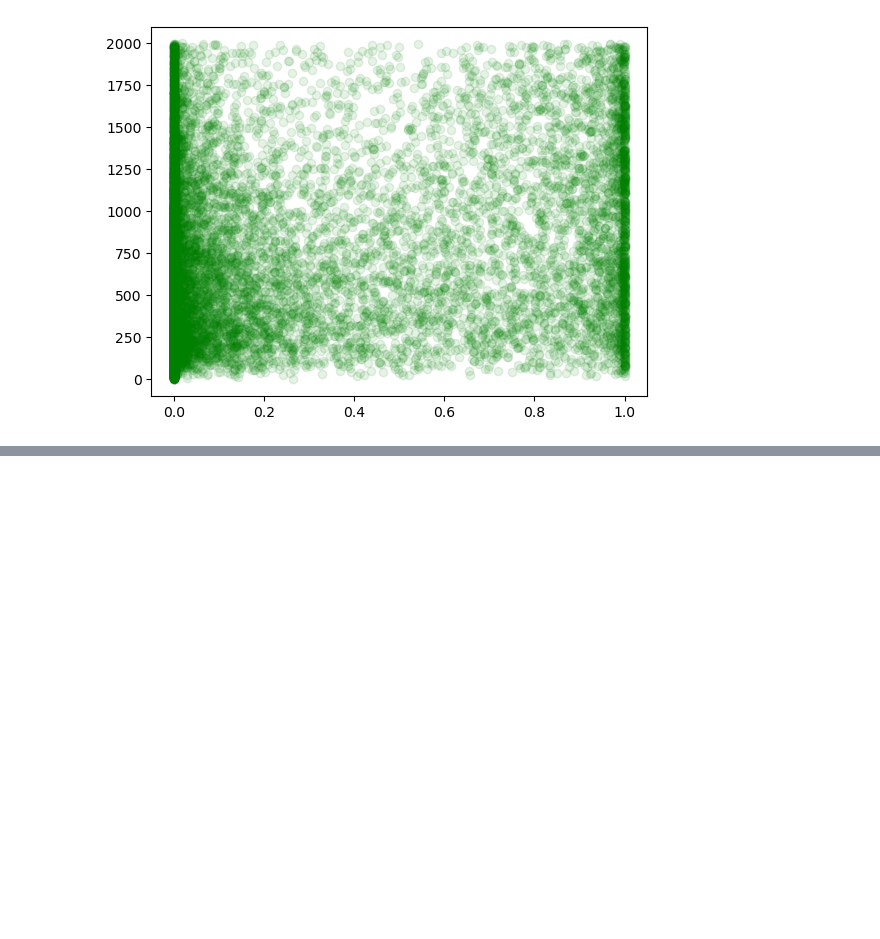
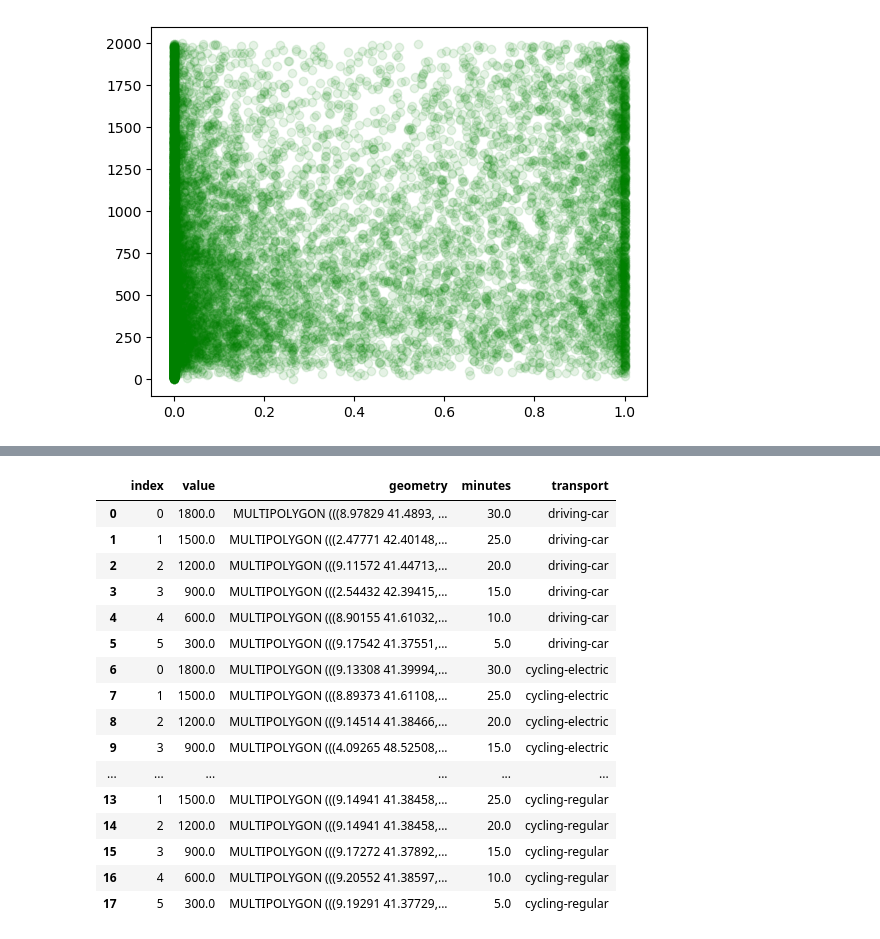
Before and after one commit to Antoine-M2/travel-time-study, a Jupyter notebook: main.ipynb, the cells around one changed output, grey strips where cells are left out. Cells and saved outputs as stored; diff of their text form; code cells hidden in the pictures; blank space fills up the shorter version.

```diff
--- a/main.ipynb
+++ b/main.ipynb
@@ -766,0 +817,42 @@ plt.show()
+# %%
+df21 = pd.read_csv(f"processed/driving-car/supermarket/iso_merged.csv")
+df22 = pd.read_csv(f"processed/cycling-electric/supermarket/iso_merged.csv")
+df23 = pd.read_csv(f"processed/cycling-regular/supermarket/iso_merged.csv")
+
+df21["minutes"] = df21["value"] // 60
+df22["minutes"] = df22["value"] // 60
+df23["minutes"] = df23["value"] // 60
+
+df21["transport"] = "driving-car"
+df22["transport"] = "cycling-electric"
+df23["transport"] = "cycling-regular"
+
+df_exemple_2 = pd.concat([df21, df22, df23])
+df_exemple_2 = df_exemple_2[["value", "geometry", "minutes", "transport"]]
+df_exemple_2['geometry'] = df_exemple_2['geometry'].apply(wkt.loads)
+gdf_exemple_2 = geopandas.GeoDataFrame(df_exemple_2, crs='epsg:4326').reset_index()
+# %%
+df_exemple_2 = pd.concat([df21, df22, df23])
+df_exemple_2 = df_exemple_2[["value", "geometry", "minutes", "transport"]]
+df_exemple_2['geometry'] = df_exemple_2['geometry'].apply(wkt.loads)
+gdf_exemple_2 = geopandas.GeoDataFrame(df_exemple_2, crs='epsg:4326').reset_index()
+
+gdf_exemple_2
+# %% [output]
+|  | index | value | geometry | minutes | transport |
+| 0 | 0 | 1800.0 | MULTIPOLYGON (((8.97829 41.4893, ... | 30.0 | driving-car |
+| 1 | 1 | 1500.0 | MULTIPOLYGON (((2.47771 42.40148,... | 25.0 | driving-car |
+| 2 | 2 | 1200.0 | MULTIPOLYGON (((9.11572 41.44713,... | 20.0 | driving-car |
+| 3 | 3 | 900.0 | MULTIPOLYGON (((2.54432 42.39415,... | 15.0 | driving-car |
+| 4 | 4 | 600.0 | MULTIPOLYGON (((8.90155 41.61032,... | 10.0 | driving-car |
+| 5 | 5 | 300.0 | MULTIPOLYGON (((9.17542 41.37551,... | 5.0 | driving-car |
+| 6 | 0 | 1800.0 | MULTIPOLYGON (((9.13308 41.39994,... | 30.0 | cycling-electric |
+| 7 | 1 | 1500.0 | MULTIPOLYGON (((8.89373 41.61108,... | 25.0 | cycling-electric |
+| 8 | 2 | 1200.0 | MULTIPOLYGON (((9.14514 41.38466,... | 20.0 | cycling-electric |
+| 9 | 3 | 900.0 | MULTIPOLYGON (((4.09265 48.52508,... | 15.0 | cycling-electric |
+| ... | ... | ... | ... | ... | ... |
+| 13 | 1 | 1500.0 | MULTIPOLYGON (((9.14941 41.38458,... | 25.0 | cycling-regular |
+| 14 | 2 | 1200.0 | MULTIPOLYGON (((9.14941 41.38458,... | 20.0 | cycling-regular |
+| 15 | 3 | 900.0 | MULTIPOLYGON (((9.17272 41.37892,... | 15.0 | cycling-regular |
+| 16 | 4 | 600.0 | MULTIPOLYGON (((9.20552 41.38597,... | 10.0 | cycling-regular |
+| 17 | 5 | 300.0 | MULTIPOLYGON (((9.19291 41.37729,... | 5.0 | cycling-regular |
```
Also changed, not shown: parts of 14 cells of this notebook, 1 other file.
